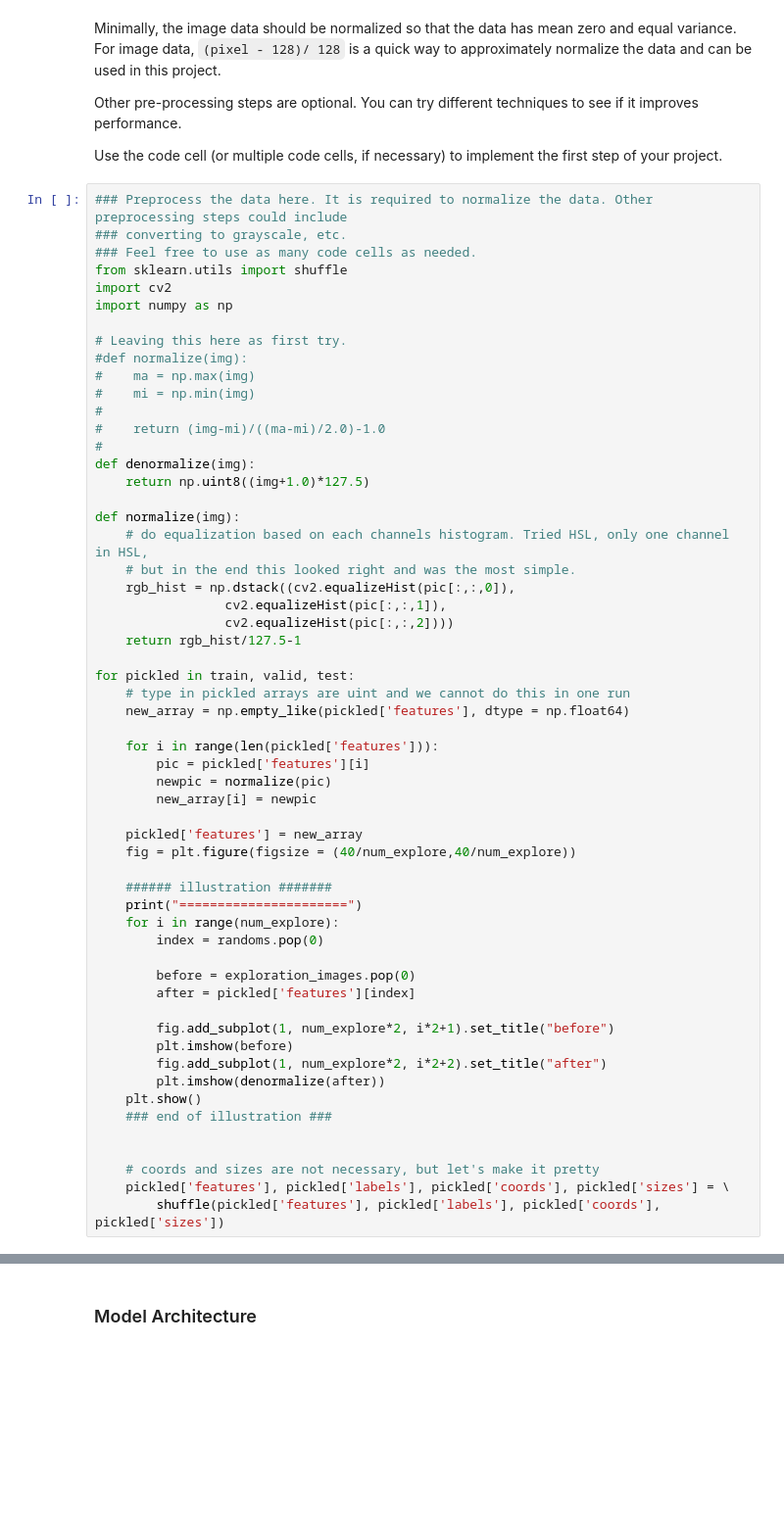
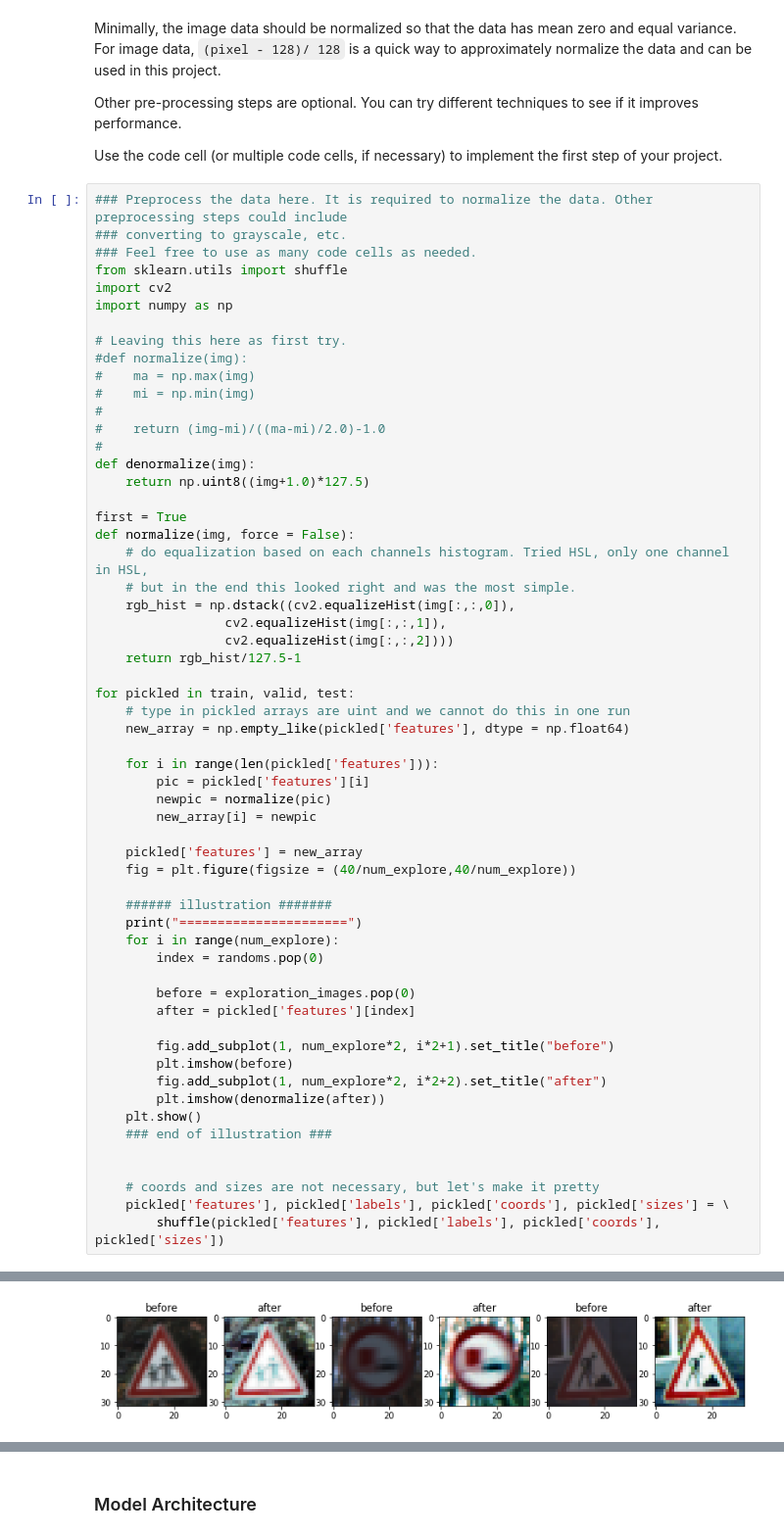
Before and after one commit to amedveczki/CarND-Traffic-Sign-Classifier-Project, a Jupyter notebook: Traffic_Sign_Classifier.ipynb, the cells around one changed output, grey strips where cells are left out. Shown at 98% size. Drawn from its saved outputs; the diff is of its cells as text; blank space fills up the shorter version.

```diff
--- a/Traffic_Sign_Classifier.ipynb
+++ b/Traffic_Sign_Classifier.ipynb
@@ -163,12 +176,13 @@ import numpy as np
 def denormalize(img):
     return np.uint8((img+1.0)*127.5)
 
-def normalize(img):
+first = True
+def normalize(img, force = False):
     # do equalization based on each channels histogram. Tried HSL, only one channel in HSL,
     # but in the end this looked right and was the most simple.
-    rgb_hist = np.dstack((cv2.equalizeHist(pic[:,:,0]),
-                 cv2.equalizeHist(pic[:,:,1]),
-                 cv2.equalizeHist(pic[:,:,2])))
+    rgb_hist = np.dstack((cv2.equalizeHist(img[:,:,0]),
+                 cv2.equalizeHist(img[:,:,1]),
+                 cv2.equalizeHist(img[:,:,2])))
     return rgb_hist/127.5-1
 
 for pickled in train, valid, test:
@@ -202,3 +216,4 @@ for pickled in train, valid, test:
     # coords and sizes are not necessary, but let's make it pretty
     pickled['features'], pickled['labels'], pickled['coords'], pickled['sizes'] = \
         shuffle(pickled['features'], pickled['labels'], pickled['coords'], pickled['sizes'])
+# %% [output]
@@ -204,0 +221 @@ for pickled in train, valid, test:
+[figure, added]
```
Also changed, not shown: parts of 15 cells of this notebook.
